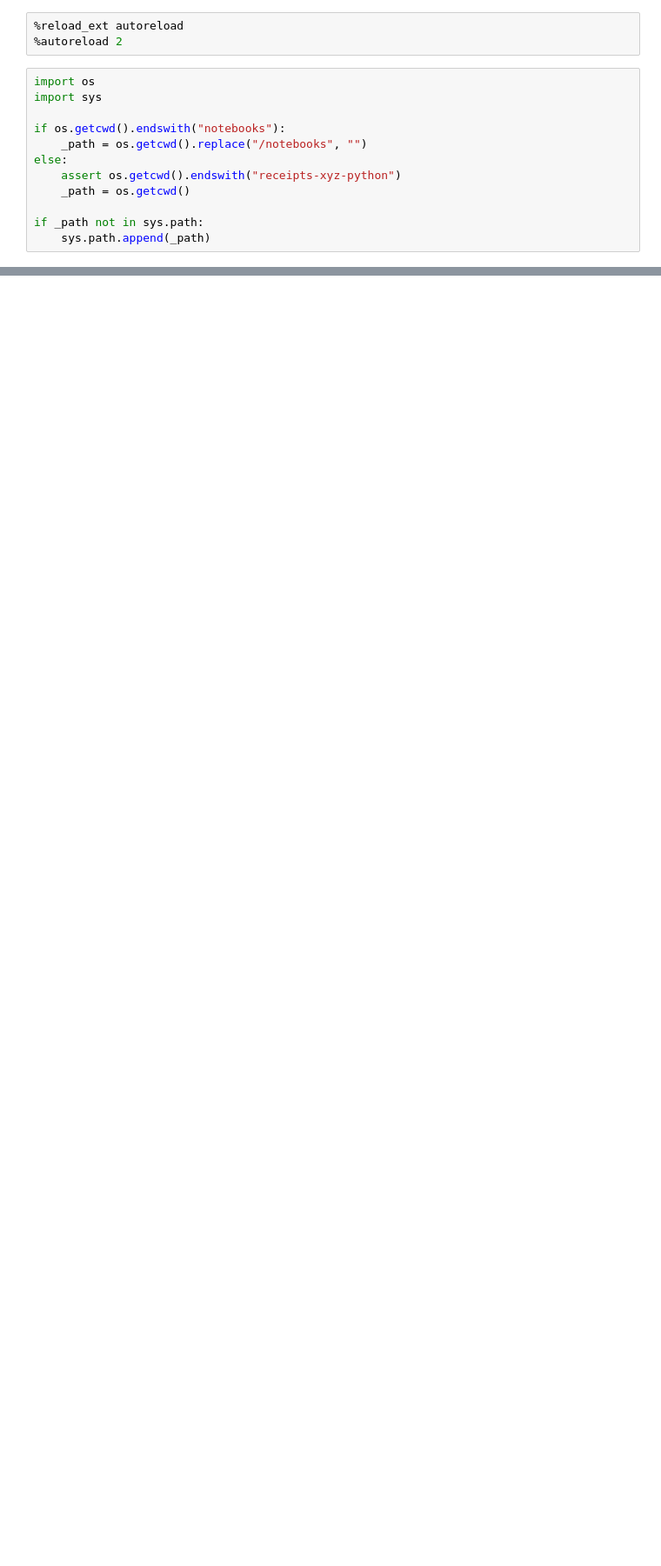
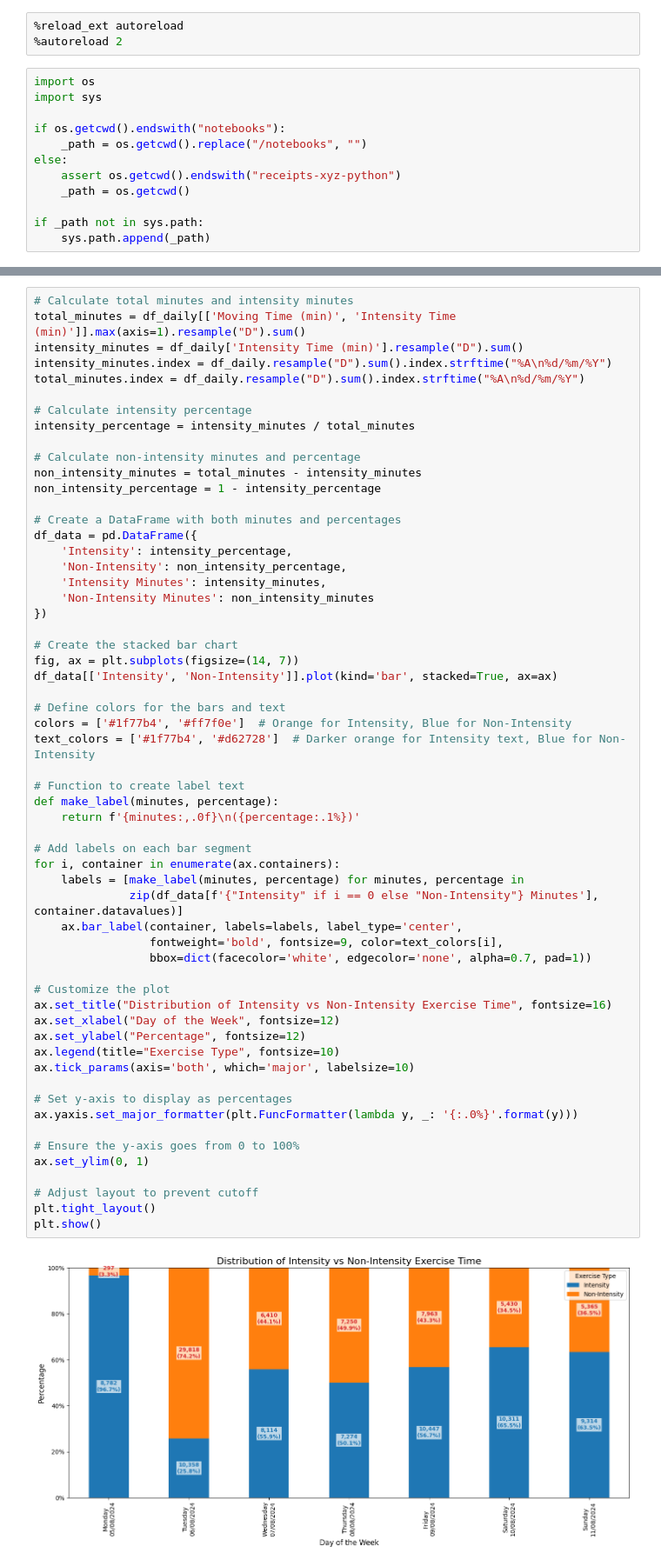
Before and after one commit to tann9949/receipts-xyz-py, a Jupyter notebook: notebooks/onchainsummer_stats.ipynb, the cells around one changed output, grey strips where cells are left out. Shown: that part at 87% size. Saved outputs shown, nothing was run; the diff lists cells and outputs as text; blank space fills up the shorter version.

```diff
--- a/notebooks/onchainsummer_stats.ipynb
+++ b/notebooks/onchainsummer_stats.ipynb
@@ -130,0 +238,60 @@ Name: total_intensity_time, Length: 145, dtype: int64
+# %%
+# Calculate total minutes and intensity minutes
+total_minutes = df_daily[['Moving Time (min)', 'Intensity Time (min)']].max(axis=1).resample("D").sum()
+intensity_minutes = df_daily['Intensity Time (min)'].resample("D").sum()
+intensity_minutes.index = df_daily.resample("D").sum().index.strftime("%A\n%d/%m/%Y")
+total_minutes.index = df_daily.resample("D").sum().index.strftime("%A\n%d/%m/%Y")
+
+# Calculate intensity percentage
+intensity_percentage = intensity_minutes / total_minutes
+
+# Calculate non-intensity minutes and percentage
+non_intensity_minutes = total_minutes - intensity_minutes
+non_intensity_percentage = 1 - intensity_percentage
+
+# Create a DataFrame with both minutes and percentages
+df_data = pd.DataFrame({
+    'Intensity': intensity_percentage,
+    'Non-Intensity': non_intensity_percentage,
+    'Intensity Minutes': intensity_minutes,
+    'Non-Intensity Minutes': non_intensity_minutes
+})
+
+# Create the stacked bar chart
+fig, ax = plt.subplots(figsize=(14, 7))
+df_data[['Intensity', 'Non-Intensity']].plot(kind='bar', stacked=True, ax=ax)
+
+# Define colors for the bars and text
+colors = ['#1f77b4', '#ff7f0e']  # Orange for Intensity, Blue for Non-Intensity
+text_colors = ['#1f77b4', '#d62728']  # Darker orange for Intensity text, Blue for Non-Intensity
+
+# Function to create label text
+def make_label(minutes, percentage):
+    return f'{minutes:,.0f}\n({percentage:.1%})'
+
+# Add labels on each bar segment
+for i, container in enumerate(ax.containers):
+    labels = [make_label(minutes, percentage) for minutes, percentage in
+              zip(df_data[f'{"Intensity" if i == 0 else "Non-Intensity"} Minutes'], container.datavalues)]
+    ax.bar_label(container, labels=labels, label_type='center',
+                 fontweight='bold', fontsize=9, color=text_colors[i],
+                 bbox=dict(facecolor='white', edgecolor='none', alpha=0.7, pad=1))
+
+# Customize the plot
+ax.set_title("Distribution of Intensity vs Non-Intensity Exercise Time", fontsize=16)
+ax.set_xlabel("Day of the Week", fontsize=12)
+ax.set_ylabel("Percentage", fontsize=12)
+ax.legend(title="Exercise Type", fontsize=10)
+ax.tick_params(axis='both', which='major', labelsize=10)
+
+# Set y-axis to display as percentages
+ax.yaxis.set_major_formatter(plt.FuncFormatter(lambda y, _: '{:.0%}'.format(y)))
+
+# Ensure the y-axis goes from 0 to 100%
+ax.set_ylim(0, 1)
+
+# Adjust layout to prevent cutoff
+plt.tight_layout()
+plt.show()
+# %% [output]
+[figure, added]
```
Also changed, not shown: parts of 29 cells of this notebook, 1 other file.
